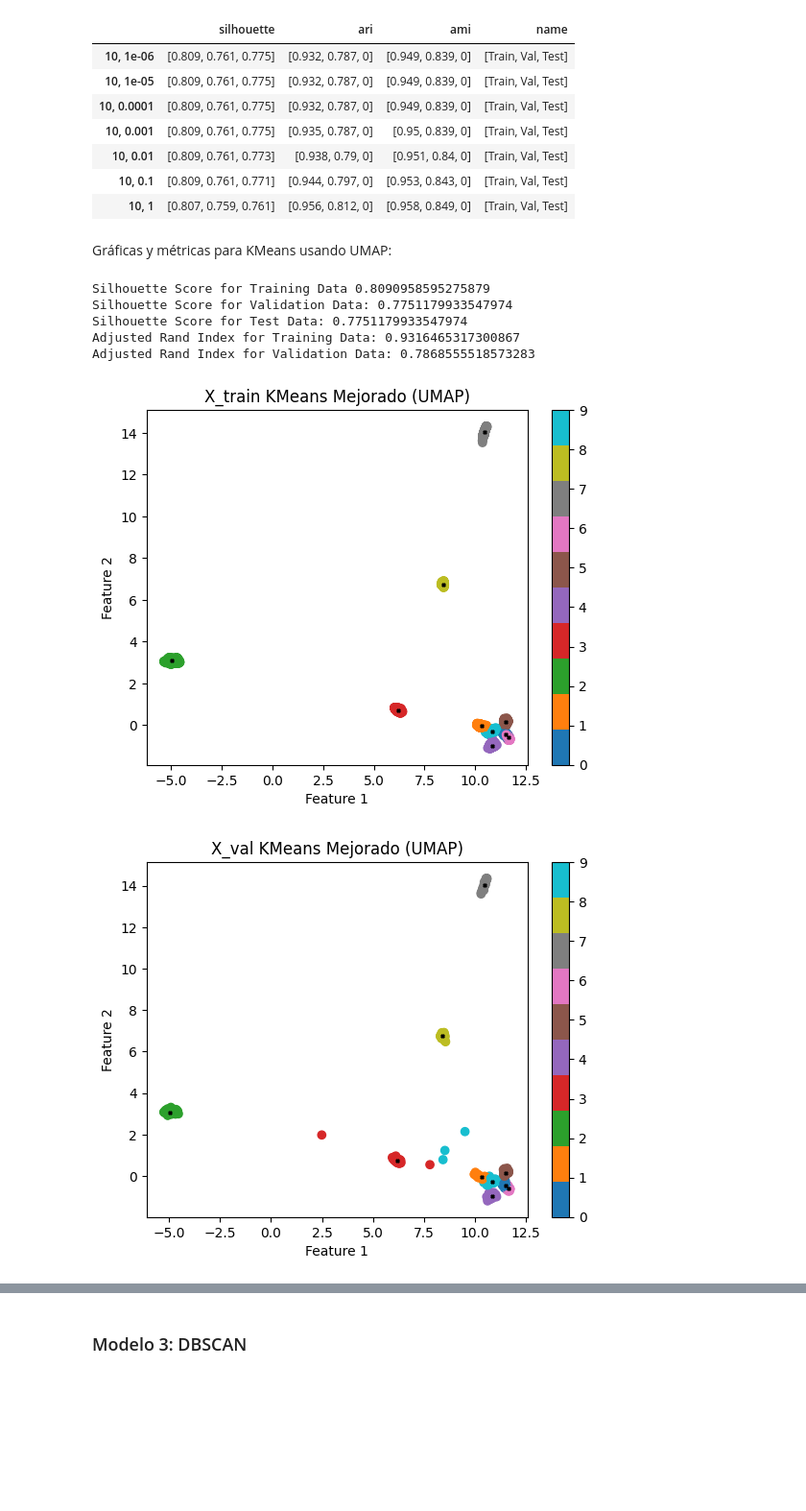
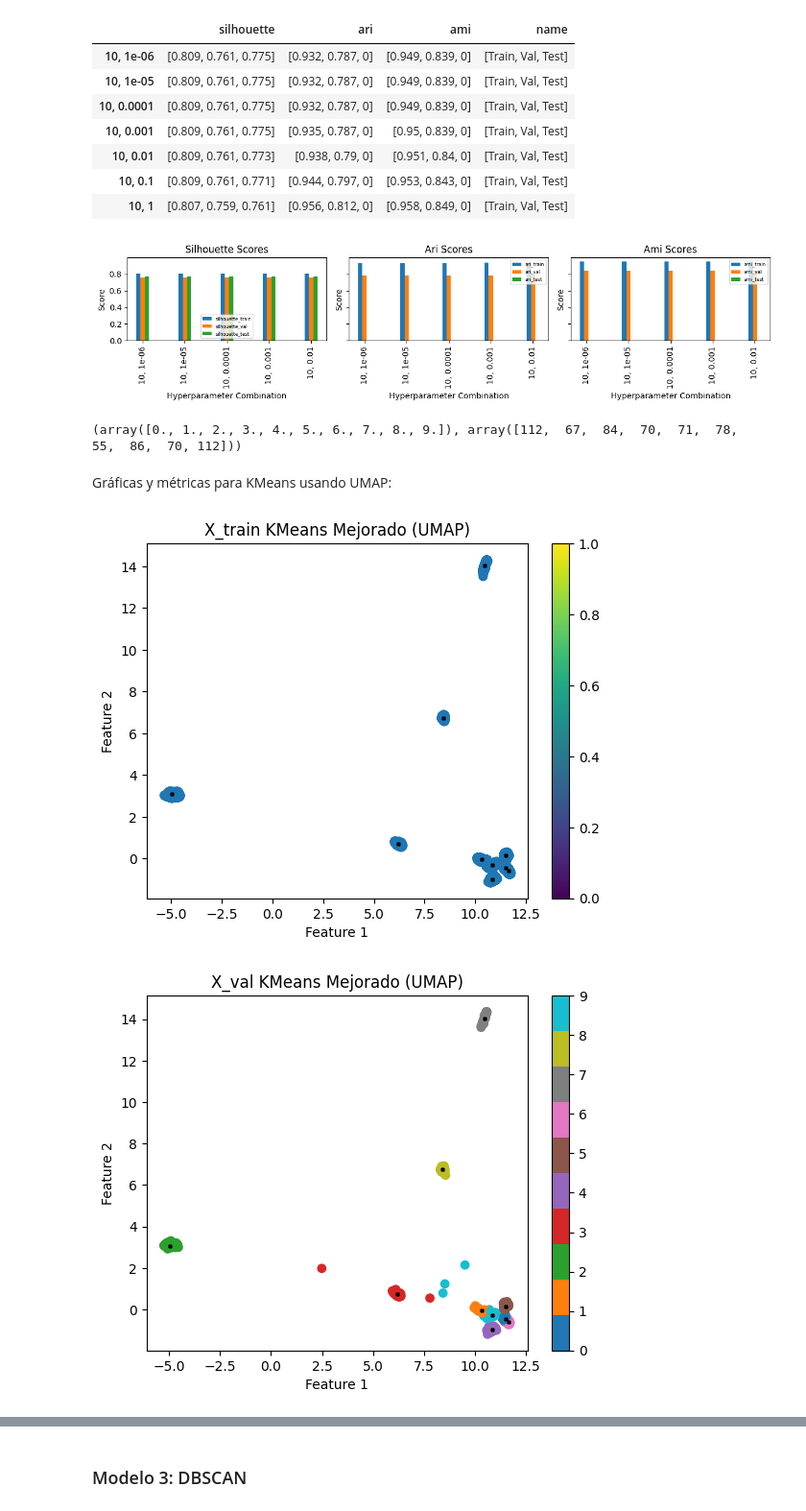
Before and after one commit to slamgLuke/HAClustering, a Jupyter notebook: r21d_kinetics copy.ipynb, the cells around one changed output, grey strips where cells are left out. Shown: that part at 96% size. Cells and saved outputs as stored; diff of their text form; code cells hidden in the pictures; blank space fills up the shorter version.

```diff
--- a/r21d_kinetics copy.ipynb
+++ b/r21d_kinetics copy.ipynb
@@ -539,12 +589,16 @@ class Experimentacion_modelo:
 
     def training_model_direct(self, hiper):
         self.model.set_params(*hiper)
-        self.model.train(self.x_train, self.y_train)
+        return self.model.train(self.x_train, self.y_train)
 
     # Entrenar modelo con los mejores hiperparametros para la predicción final
-    def training_model(self, i=0):
-        self.model.set_params(*self.best_hiper[i])
-        self.model.train(self.x_train)
+    def training_model(self, i=0, labels=None):
+        if labels is not None:
+            self.model.set_params(*self.best_hiper[i])
+            self.model.train(self.x_train, labels)
+        else:
+            self.model.set_params(*self.best_hiper[i])
+            self.model.train(self.x_train)
 
     # Entrenar modelo sin tener que esperar
 
@@ -708,6 +762,9 @@ class KMeansMejorado:
 
     def fetch_cluster_data(self):
         return self.centroides, self.clusters
+
+    def fetch_centroides(self):
+        return self.centroides
 
     def distance(self, v1, v2):
         return np.linalg.norm(v1-v2)
@@ -805,59 +862,59 @@ Hiperparametros 5:  [10, 0.01]
 | 10, 0.01 | [0.809, 0.761, 0.773] | [0.938, 0.79, 0] | [0.951, 0.84, 0] | [Train, Val, Test] |
 | 10, 0.1 | [0.809, 0.761, 0.771] | [0.944, 0.797, 0] | [0.953, 0.843, 0] | [Train, Val, Test] |
 | 10, 1 | [0.807, 0.759, 0.761] | [0.956, 0.812, 0] | [0.958, 0.849, 0] | [Train, Val, Test] |
+# %%
+metrics = ['silhouette', 'ari', 'ami']
+k = 5  #
+plot_metrics_grid(reporte1, metrics, k)
+# %% [output]
+[figure, added]
+# %%
+kmeans_m_train_labels = experiment_kmm.training_model(i=0, labels=Y_train[0])  # 0 porque es el top 1 en de un top 5 de best hiperparams
+kmeans_m_val_labels = experiment_kmm.predict(X_val_umap)
+kmeans_m_test_labels = experiment_kmm.predict(X_test_umap)
+centroides_m_train = experiment_kmm.model.fetch_centroides()
+
+kmeans_m_train_labels2 = experiment_kmm.training_model(i=1, labels=Y_train[0])
+kmeans_m_test_labels2 = experiment_kmm.predict(X_test_umap)
+
+print(np.unique(kmeans_m_test_labels, return_counts=True))
+# %% [output]
+(array([0., 1., 2., 3., 4., 5., 6., 7., 8., 9.]), array([112,  67,  84,  70,  71,  78,  55,  86,  70, 112]))
 # %% [markdown]
 Gráficas y métricas para KMeans usando UMAP:
 # %%
-# Gráficas y métricas para el modelo KMeans Mejorado
-silhouette_train = silhouette_score(X_train_umap, kmeans_m_train_labels)
-silhouette_val = silhouette_score(X_val_umap, kmeans_m_val_labels)
-silhouette_val = silhouette_score(X_test_umap, kmeans_m_test_labels)
-rand_index_train = adjusted_rand_score(Y_train[0], kmeans_m_train_labels)
-rand_index_val = adjusted_rand_score(Y_val[0], kmeans_m_val_labels)
-
-print(f"Silhouette Score for Training Data {silhouette_train}")
-print(f"Silhouette Score for Validation Data: {silhouette_val}")
-print(f"Silhouette Score for Test Data: {silhouette_val}")
-print(f"Adjusted Rand Index for Training Data: {rand_index_train}")
-print(f"Adjusted Rand Index for Validation Data: {rand_index_val}")
-
 # Plot for X_train
 fig = plt.figure()
 plt.scatter(X_train_umap[:, 0], X_train_umap[:, 1], c=kmeans_m_train_labels, cmap='tab10')
 plt.title("X_train KMeans Mejorado (UMAP)")
 plt.xlabel("Feature 1")
 plt.ylabel("Feature 2")
 plt.colorbar()
 plt.scatter(centroides_m_train[:, 0], centroides_m_train[:, 1], c='black', marker='X', s=5)
 plt.show()
 
 
 # Plot for X_val
 fig = plt.figure()
 plt.scatter(X_val_umap[:, 0], X_val_umap[:, 1], c=kmeans_m_val_labels, cmap='tab10')
 plt.title("X_val KMeans Mejorado (UMAP)")
 plt.xlabel("Feature 1")
 plt.ylabel("Feature 2")
 plt.colorbar()
 plt.scatter(centroides_m_train[:, 0], centroides_m_train[:, 1], c='black', marker='X', s=5)
 plt.show()
 
 # Plot for X_val
 fig = plt.figure()
 plt.scatter(X_test_umap[:, 0], X_test_umap[:, 1], c=kmeans_m_test_labels, cmap='tab10')
 plt.title("X_test KMeans Mejorado (UMAP)")
 plt.xlabel("Feature 1")
 plt.ylabel("Feature 2")
 plt.colorbar()
 plt.scatter(centroides_m_train[:, 0], centroides_m_train[:, 1], c='black', marker='X', s=5)
 plt.show()
 # %% [output]
-Silhouette Score for Training Data 0.8090958595275879
-Silhouette Score for Validation Data: 0.7751179933547974
-Silhouette Score for Test Data: 0.7751179933547974
-Adjusted Rand Index for Training Data: 0.9316465317300867
-Adjusted Rand Index for Validation Data: 0.7868555518573283
-[figure, old version]
+[figure, new version]
 [figure]
 [figure]
 # %% [markdown]
```
Also changed, not shown: parts of 16 cells of this notebook, 2 other files.
